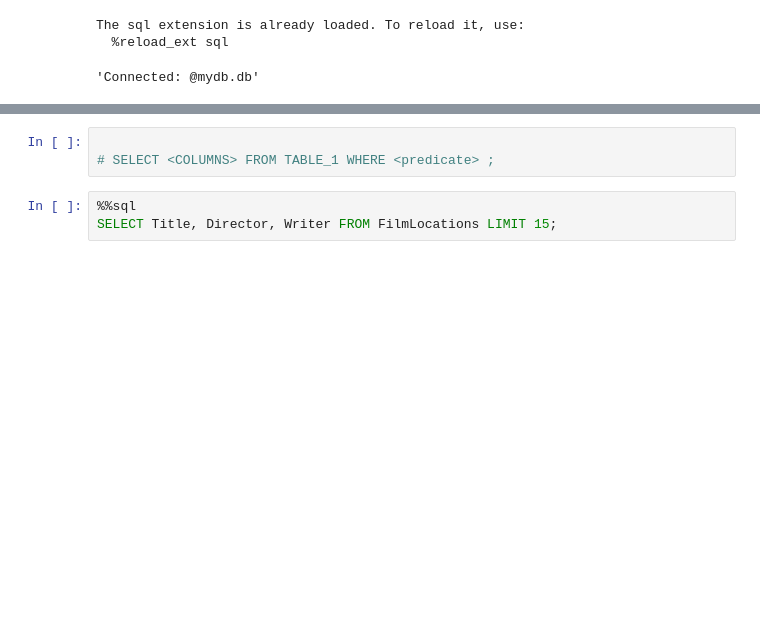
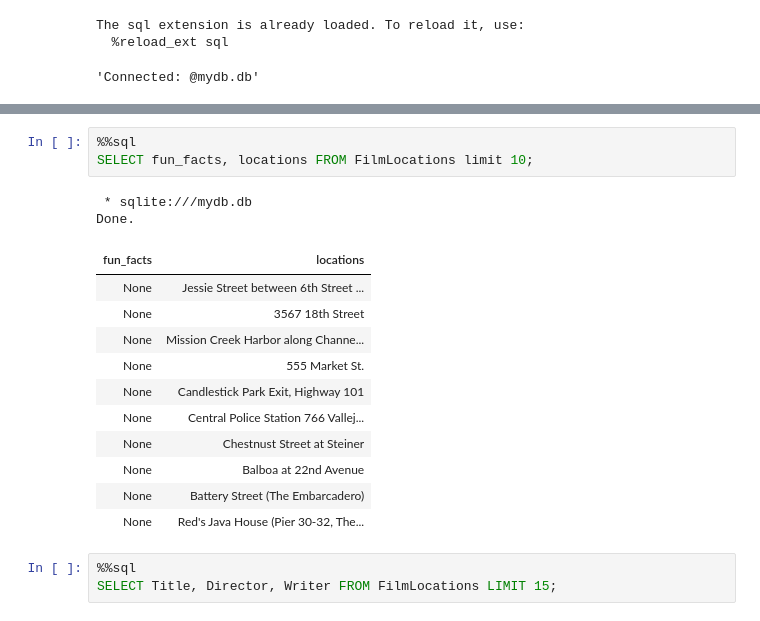
Before and after one commit to alirezaghorbani1983/IBM-DATA-SCIENCE, a Jupyter notebook: sql_new/sql_queries.ipynb, the cells around one changed output, grey strips where cells are left out. Saved outputs shown, nothing was run; the diff lists cells and outputs as text; blank space fills up the shorter version.

```diff
--- a/sql_new/sql_queries.ipynb
+++ b/sql_new/sql_queries.ipynb
@@ -50,6 +60,20 @@ SELECT * FROM FilmLocations LIMIT 5;
 # %%
-
-# SELECT <COLUMNS> FROM TABLE_1 WHERE <predicate> ;
+%%sql
+SELECT fun_facts, locations FROM FilmLocations limit 10;
+# %% [output]
+ * sqlite:///mydb.db
+Done.
+| fun_facts | locations |
+| None | Jessie Street between 6th Street ... |
+| None | 3567 18th Street |
+| None | Mission Creek Harbor along Channe... |
+| None | 555 Market St. |
+| None | Candlestick Park Exit, Highway 101 |
+| None | Central Police Station 766 Vallej... |
+| None | Chestnust Street at Steiner |
+| None | Balboa at 22nd Avenue |
+| None | Battery Street (The Embarcadero) |
+| None | Red's Java House (Pier 30-32, The... |
 # %%
 %%sql
 SELECT Title, Director, Writer FROM FilmLocations LIMIT 15;
```
Also changed, not shown: parts of 10 cells of this notebook, 1 other file.
